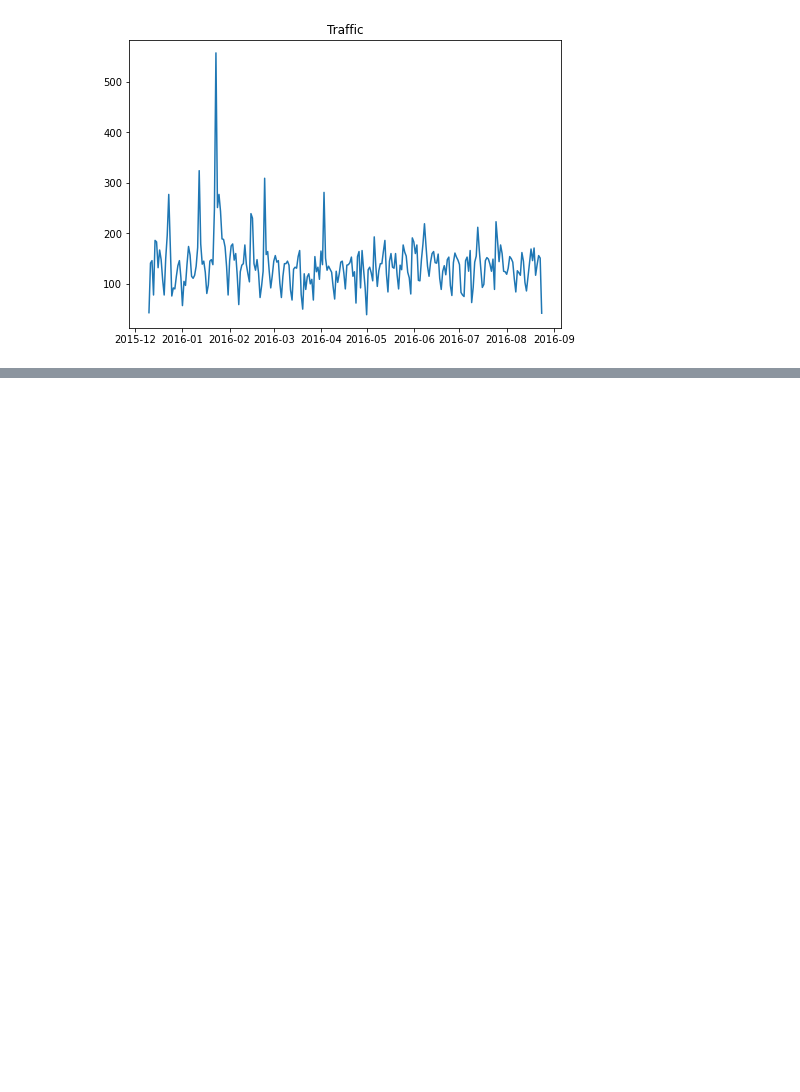
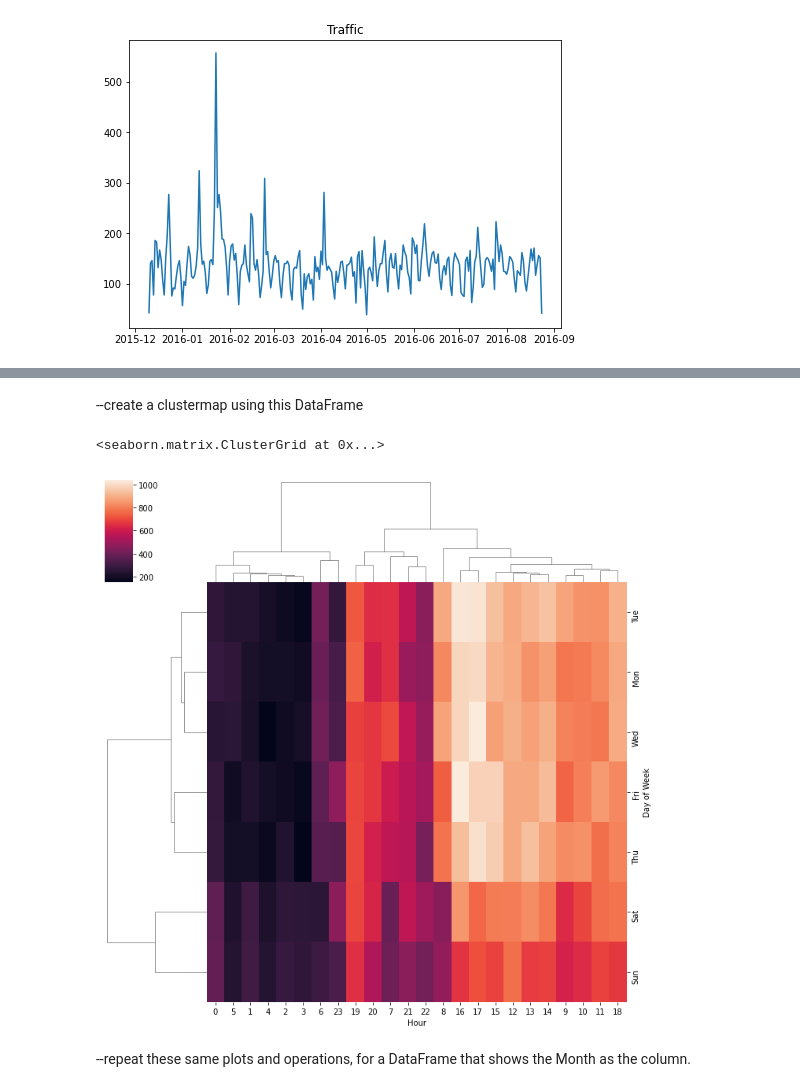
Before and after one commit to ShimnaA/calls_data, a Jupyter notebook: CallsData.ipynb, the cells around one changed output, grey strips where cells are left out. Drawn from its saved outputs; the diff is of its cells as text; code cells hidden in the pictures; blank space fills up the shorter version.

```diff
--- a/CallsData.ipynb
+++ b/CallsData.ipynb
@@ -281,0 +382,9 @@ ax.plot(byDate_reason.index, byDate_reason['lat'])
+# %% [markdown]
+--create a clustermap using this DataFrame
+# %%
+sns.clustermap(s)
+# %% [output]
+<seaborn.matrix.ClusterGrid at 0x...>
+[figure, added]
+# %% [markdown]
+--repeat these same plots and operations, for a DataFrame that shows the Month as the column.
```
Also changed, not shown: parts of 22 cells of this notebook.
